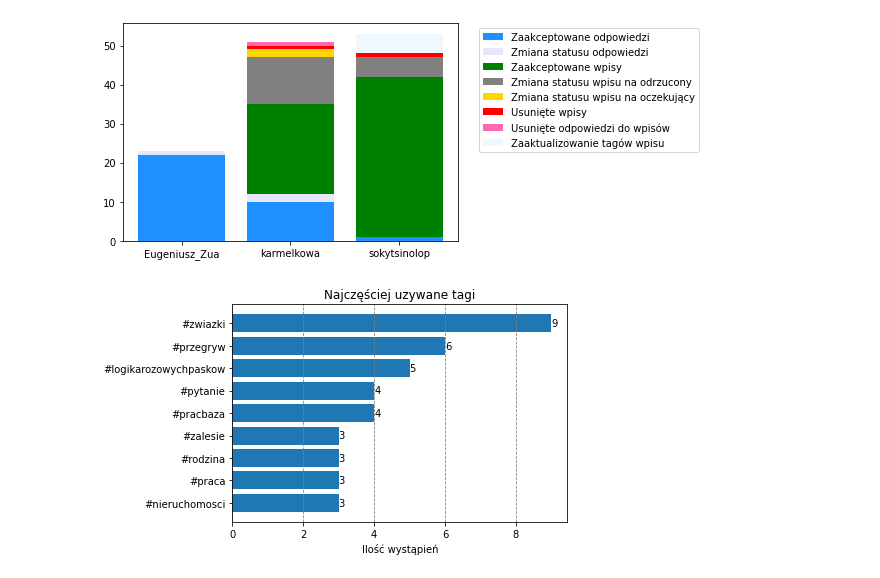
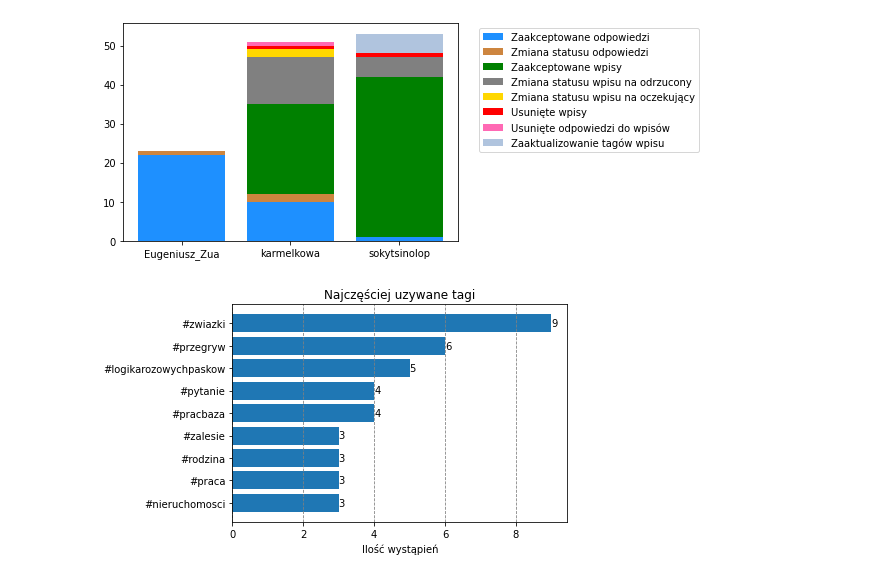
Before and after one commit to cymruu/amw_stats, a Jupyter notebook: docker-stats/stats.ipynb, the cells around one changed output. Drawn from its saved outputs; the diff is of its cells as text; code cells hidden in the pictures.

```diff
--- a/docker-stats/stats.ipynb
+++ b/docker-stats/stats.ipynb
@@ -54,36 +54,36 @@ action_label_map = {
     8: 'Zaakceptowane odpowiedzi',
     9: 'Zaaktualizowanie tagów wpisu',
     10: 'Zmiana statusu odpowiedzi'
 }
 
 action_color_map = {
     1: 'green',
     2: 'gray',
     3: 'gold',
     5: 'red',
     7: 'hotpink',
     8: 'dodgerblue',
-    9: 'aliceblue',
-    10: 'lavender',
+    9: 'lightsteelblue',
+    10: 'peru',
 }
 
 
 bottom = pd.DataFrame([0. for x in labels], columns=['_id_x'], index=labels)
 
 for action_type in moderator_actions_grouped_by_type['type'].unique():
     color = action_color_map[action_type]
     df = moderator_actions_grouped_by_type[moderator_actions_grouped_by_type['type'] == action_type]
     values = df[['username', '_id_x']].set_index('username')
     ax.bar(df['username'], df['_id_x'], bottom=bottom.loc[df['username']]
            ['_id_x'], label=action_label_map[action_type], color=color)
     bottom = bottom.add(values, fill_value=0)
 
 ax.legend(bbox_to_anchor=(1.05, 1), loc='upper left')
 
 plot.savefig(f'{plots_results_path}/top_mods.png', bbox_inches='tight')
 plot.show()
 # %% [output]
-[figure, old version]
+[figure, new version]
 # %%
 # fig, ax = plot.subplots()
 # ax.grid(color='gray', linestyle='dashed', axis='y')
```
